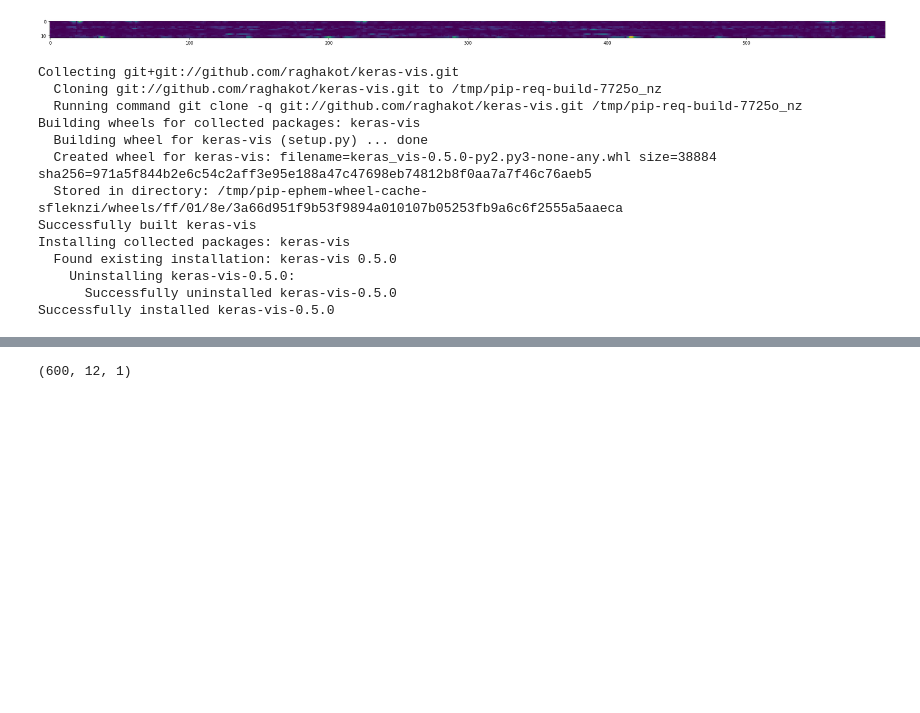
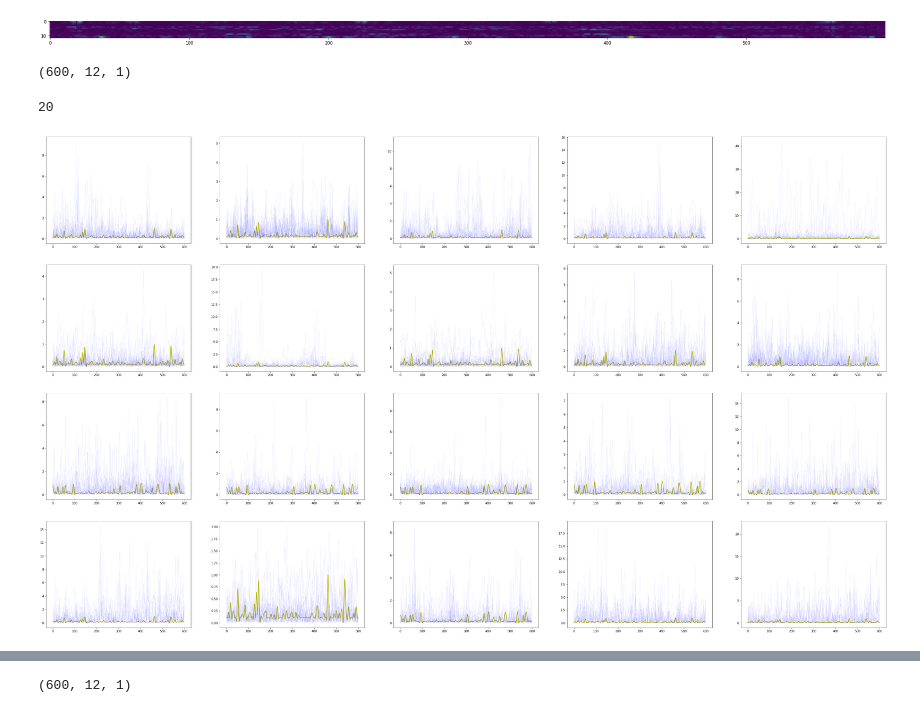
Before and after one commit to parasgulati8/GradCAM-Analysis, a Jupyter notebook: GradCAM.ipynb, the cells around one changed output, grey strips where cells are left out. Saved outputs shown, nothing was run; the diff lists cells and outputs as text; code cells hidden in the pictures; blank space fills up the shorter version.

```diff
--- a/GradCAM.ipynb
+++ b/GradCAM.ipynb
@@ -28,0 +50,5 @@ train_data , y_train, test_data, y_test = data['X_train'], data['y_train'], data
+# %%
+gesture_0_indices = np.random.choice(np.where(np.array(y_train_) == 0)[0], size=5)
+gesture_1_indices = np.random.choice(np.where(np.array(y_train_) == 1)[0], size=5)
+gesture_2_indices = np.random.choice(np.where(np.array(y_train_) == 2)[0], size=5)
+gesture_3_indices = np.random.choice(np.where(np.array(y_train_) == 3)[0], size=5)
@@ -34 +70,3 @@ pip install tf-keras-vis tensorflow
+# %%
+signals = np.vstack((gesture_0_X_train, gesture_1_X_train, gesture_2_X_train, gesture_3_X_train))
 # %%
@@ -48,24 +101,56 @@ plt.imshow(np.squeeze(_img))
 # %% [output]
 <matplotlib.image.AxesImage at 0x...>
 [figure]
-# %%
-pip install git+git://github.com/raghakot/keras-vis.git --upgrade --no-deps
-# %% [output]
-Collecting git+git://github.com/raghakot/keras-vis.git
-  Cloning git://github.com/raghakot/keras-vis.git to /tmp/pip-req-build-7725o_nz
-  Running command git clone -q git://github.com/raghakot/keras-vis.git /tmp/pip-req-build-7725o_nz
-Building wheels for collected packages: keras-vis
-  Building wheel for keras-vis (setup.py) ... done
-  Created wheel for keras-vis: filename=keras_vis-0.5.0-py2.py3-none-any.whl size=38884 sha256=971a5f844b2e6c54c2aff3e95e188a47c47698eb74812b8f0aa7a7f46c76aeb5
-  Stored in directory: /tmp/pip-ephem-wheel-cache-sfleknzi/wheels/ff/01/8e/3a66d951f9b53f9894a010107b05253fb9a6c6f2555a5aaeca
-Successfully built keras-vis
-Installing collected packages: keras-vis
-  Found existing installation: keras-vis 0.5.0
-    Uninstalling keras-vis-0.5.0:
-      Successfully uninstalled keras-vis-0.5.0
-Successfully installed keras-vis-0.5.0
 # %%
 model.layers[-1].activation = K.activations.linear
+# %%
+grads = []
+for sample in gesture_0_X_train:
+  grad_top = visualize_cam(model, 32, 0, sample, penultimate_layer_idx=5, backprop_modifier=None, grad_modifier=None )
+  grads.append(grad_top)
+
+for sample in gesture_1_X_train:
+  grad_top = visualize_cam(model, 32, 1, sample, penultimate_layer_idx=5, backprop_modifier=None, grad_modifier=None )
+  grads.append(grad_top)
+
+for sample in gesture_2_X_train:
+  grad_top = visualize_cam(model, 32, 2, sample, penultimate_layer_idx=5, backprop_modifier=None, grad_modifier=None )
+  grads.append(grad_top)
+
+for sample in gesture_3_X_train:
+  grad_top = visualize_cam(model, 32, 3, sample, penultimate_layer_idx=5, backprop_modifier=None, grad_modifier=None )
+  grads.append(grad_top)
+# %%
+signals[0].shape
+# %% [output]
+(600, 12, 1)
+# %%
+len(grads)
+# %% [output]
+20
+# %%
+plt.figure(figsize=(50,30))
+for i in range(len(grads)):
+  signal = np.squeeze(signals[i])
+  plt.subplot(4,5,i+1)
+  pd.Series(grads[i]).plot(c = 'y', linewidth = 2)
+
+  plt.plot(range(600), signal[:, 0], c='b', linewidth=0.05)
+  plt.plot(range(600), signal[:, 1], c='b', linewidth=0.05)
+  plt.plot(range(600), signal[:, 2], c='b', linewidth=0.05)
+  plt.plot(range(600), signal[:, 3], c='b', linewidth=0.05)
+  plt.plot(range(600), signal[:, 4], c='b', linewidth=0.05)
+  plt.plot(range(600), signal[:, 5], c='b', linewidth=0.05)
+  plt.plot(range(600), signal[:, 6], c='b', linewidth=0.05)
+  plt.plot(range(600), signal[:, 7], c='b', linewidth=0.05)
+  plt.plot(range(600), signal[:, 8], c='b', linewidth=0.05)
+  plt.plot(range(600), signal[:, 9], c='b', linewidth=0.05)
+  plt.plot(range(600), signal[:, 10], c='b', linewidth=0.05)
+  plt.plot(range(600), signal[:, 11], c='b', linewidth=0.05)
+
+  plt.savefig('GradCAM3.jpg', format= 'jpg')
+# %% [output]
+[figure, added]
 # %%
 print(_img.T.shape)
 
```
Also changed, not shown: parts of 8 cells of this notebook.
